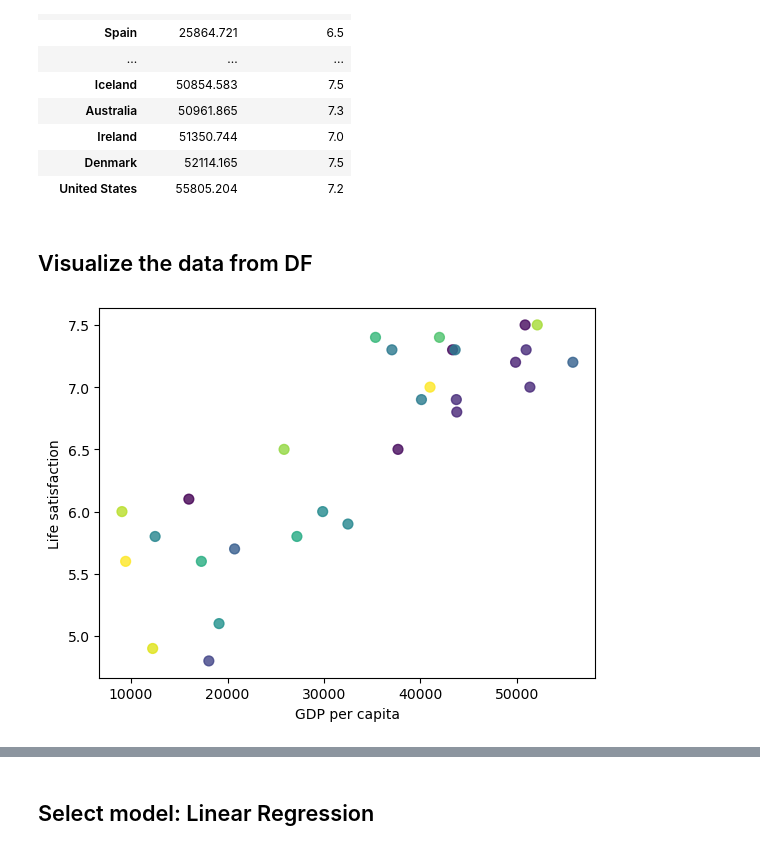
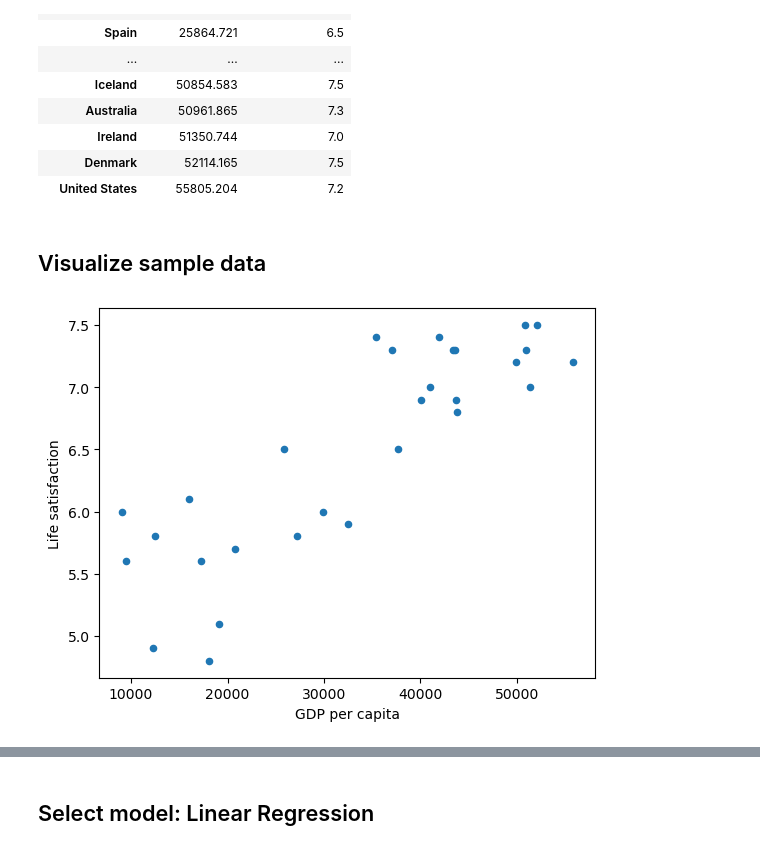
Before and after one commit to justramle/ML-Hand-On, a Jupyter notebook: gdpTraningMocel.ipynb, the cells around one changed output, grey strips where cells are left out. Cells and saved outputs as stored; diff of their text form; code cells hidden in the pictures.

```diff
--- a/gdpTraningMocel.ipynb
+++ b/gdpTraningMocel.ipynb
@@ -11,9 +11,8 @@ import matplotlib.pyplot as plt
 - filter df only INEQUALITY features with value Total
 # %%
 
-lifesatisfy_df = pd.read_csv("dataset/oecd_bli_2015.csv")
+lifesatisfy_df = pd.read_csv("dataset/oecd_bli_2015.csv", thousands=',')
 lifesatisfy_df = lifesatisfy_df[lifesatisfy_df["INEQUALITY"]=="TOT"]
-# lifesatisfy_df.head()
 lifesatisfy_df
 # %% [output]
 |  | LOCATION | Country | INDICATOR | Indicator | MEASURE | Measure | INEQUALITY | Inequality | Unit Code | Unit | ... |
@@ -115,9 +122,10 @@ remove_rows = [0,1,6,8,33,34,35]
 keep_rows = list(set(range(36)) - set(remove_rows))
 
 # filter the DF and keep only specific rows and cols
-full_country_matrix = full_country_matrix[["GDP per capita", "Life satisfaction"]].iloc[keep_rows]
-# full_country_matrix[["GDP per capita", "Life satisfaction"]]
-full_country_matrix
+sample_data = full_country_matrix[["GDP per capita", "Life satisfaction"]].iloc[keep_rows]
+missing_data = full_country_matrix[["GDP per capita", "Life satisfaction"]].iloc[remove_rows]
+
+sample_data
 # %% [output]
 |  | GDP per capita | Life satisfaction |
 | Country |  |  |
@@ -138,20 +146,19 @@ full_country_matrix
 | Denmark | 52114.165 | 7.5 |
 | United States | 55805.204 | 7.2 |
 # %% [markdown]
-## Visualize the data from DF
+## Visualize sample data
 # %%
-# plot data points from DF
-# full_country_matrix.plot(kind='scatter', x='GDP per capita', y='Life satisfaction')
-plt.scatter(full_country_matrix['GDP per capita'], full_country_matrix['Life satisfaction'],
-            c=np.random.rand(full_country_matrix.shape[0]),  # Assign random colors
-            s=50,
-            cmap='viridis',  # Use a colormap
-            alpha=.8)  # Make points semi-transparent
+sample_data.plot(kind='scatter', x='GDP per capita', y='Life satisfaction')
+# plt.scatter(full_country_matrix['GDP per capita'], full_country_matrix['Life satisfaction'],
+#             c=np.random.rand(full_country_matrix.shape[0]),  # Assign random colors
+#             s=50,
+#             cmap='viridis',  # Use a colormap
+#             alpha=.8)  # Make points semi-transparent
 
 # Add title and grid
 # plt.title('GDP per Capita and Life Satisfaction')
 plt.xlabel('GDP per capita')
 plt.ylabel('Life satisfaction')
 plt.show()
 # %% [output]
-[figure, old version]
+[figure, new version]
```
Also changed, not shown: parts of 18 cells of this notebook.
